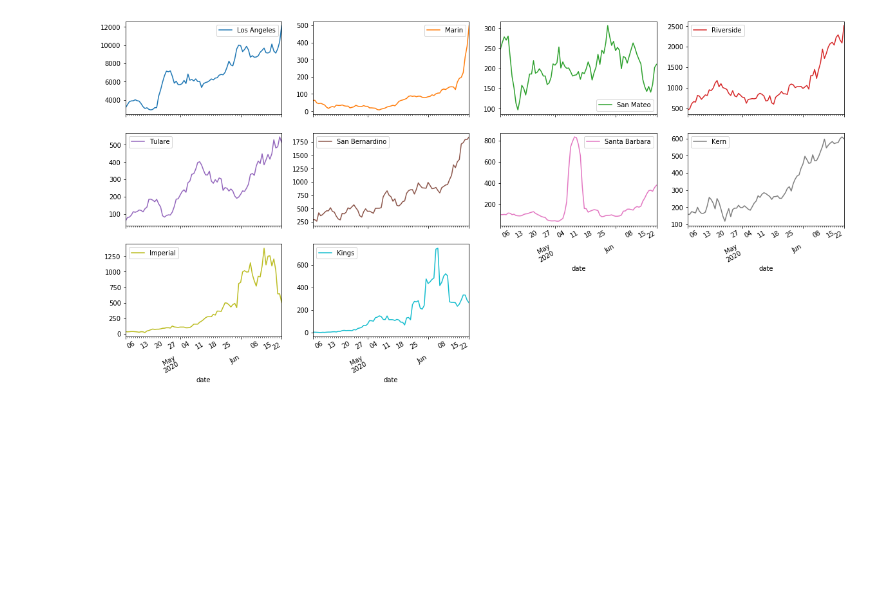
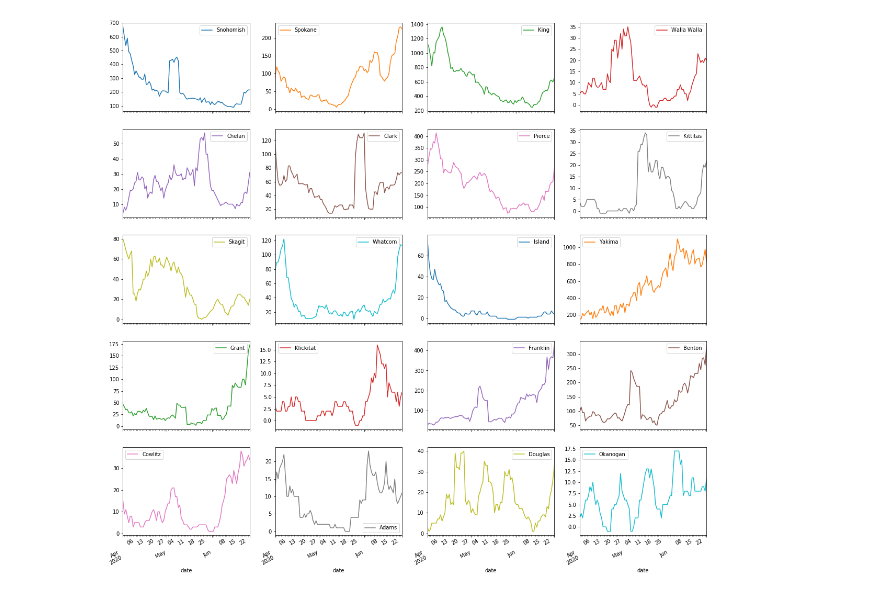
Before and after one commit to dviabhav/NYTCovidData, a Jupyter notebook: Covid19 file.ipynb, the cells around one changed output. Cells and saved outputs as stored; diff of their text form; code cells hidden in the pictures; blank space fills up the shorter version.

```diff
--- a/Covid19 file.ipynb
+++ b/Covid19 file.ipynb
@@ -271,14 +341,14 @@ plt.show()
 # %%
-
-cal = pd.DataFrame(wk_cases_county['California'])
+state = 'Washington'
+cal = pd.DataFrame(wk_cases_county[state])
 #select_top( wk_cases_county['California'], sum_list = 1, top = 10 )
-worst_cases = select_top( cases_cty_thou['California'], sum_list = 1, top = 10 )
+worst_cases = select_top( cases_cty_thou[state], sum_list = 1, top = 20 )
 
 top_10 = pd.DataFrame()
 for cnty in worst_cases:
-    top_10[cnty] = wk_cases_county['California'][cnty].dropna()
+    top_10[cnty] = wk_cases_county[state][cnty].dropna()
 top_10.dropna(inplace = True)
-top_10.plot( subplots = True, layout = (3, 4), figsize = (20,10), sharex = True )
+top_10.plot( subplots = True, layout = (5, 4), figsize = (20,20), sharex = True )
 plt.show()
 # %% [output]
-[figure, old version]
+[figure, new version]
```
Also changed, not shown: parts of 11 cells of this notebook, 2 other files.
